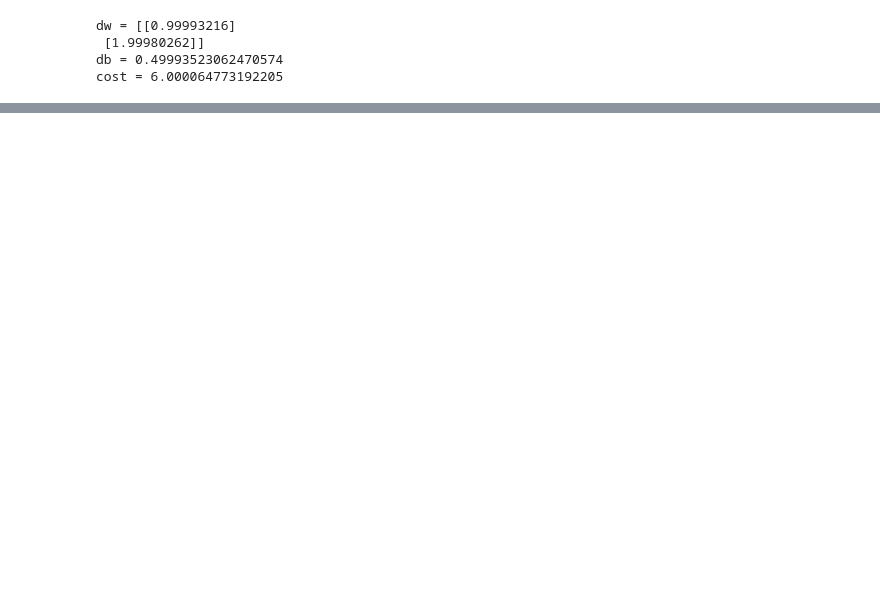
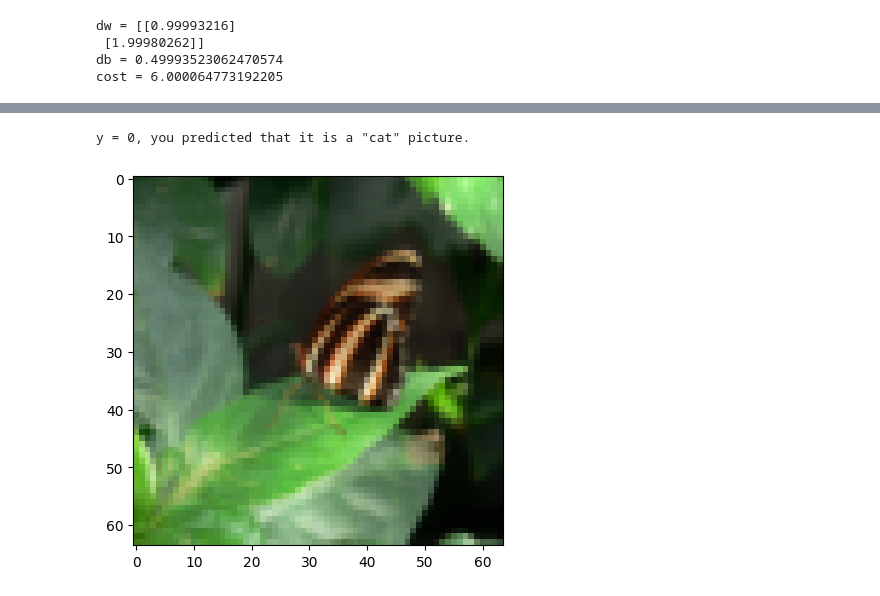
Before and after one commit to PandaBean18/cat_detection_model, a Jupyter notebook: cat_identifier.ipynb, the cells around one changed output, grey strips where cells are left out. Cells and saved outputs as stored; diff of their text form; code cells hidden in the pictures; blank space fills up the shorter version.

```diff
--- a/cat_identifier.ipynb
+++ b/cat_identifier.ipynb
@@ -69,0 +182,8 @@ cost = 6.000064773192205
+# %%
+# Incorrectly predicted image
+index = 5
+plt.imshow(test_set_x[:,index].reshape((num_px, num_px, 3)))
+print ("y = " + str(test_set_y[0, index]) + ", you predicted that it is a \"" + classes[round(d["Y_prediction_test"][0, index])].decode("utf-8") +  "\" picture.")
+# %% [output]
+y = 0, you predicted that it is a "cat" picture.
+[figure, added]
```
Also changed, not shown: parts of 10 cells of this notebook.
